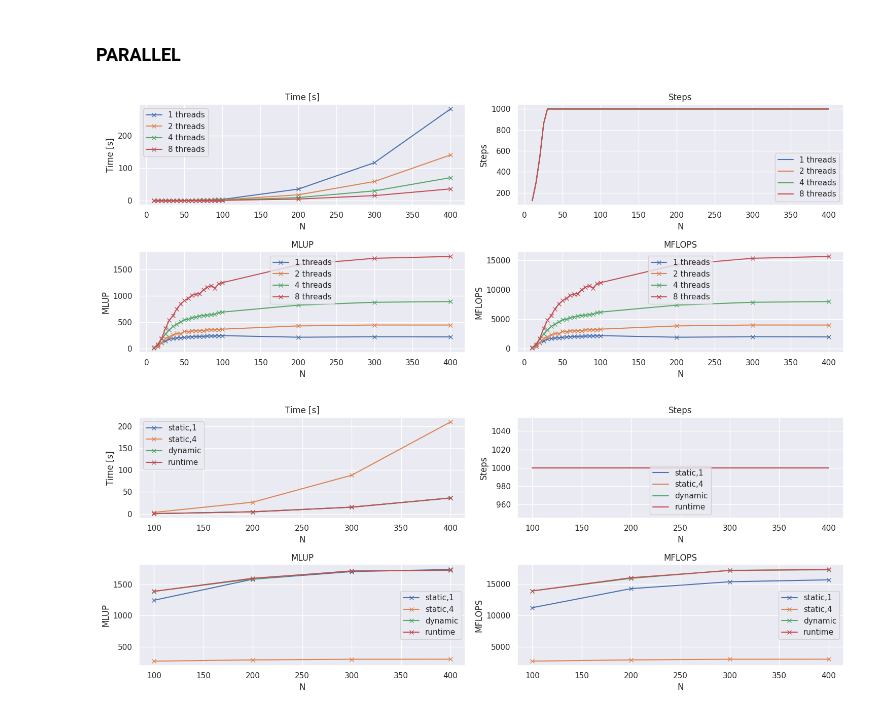
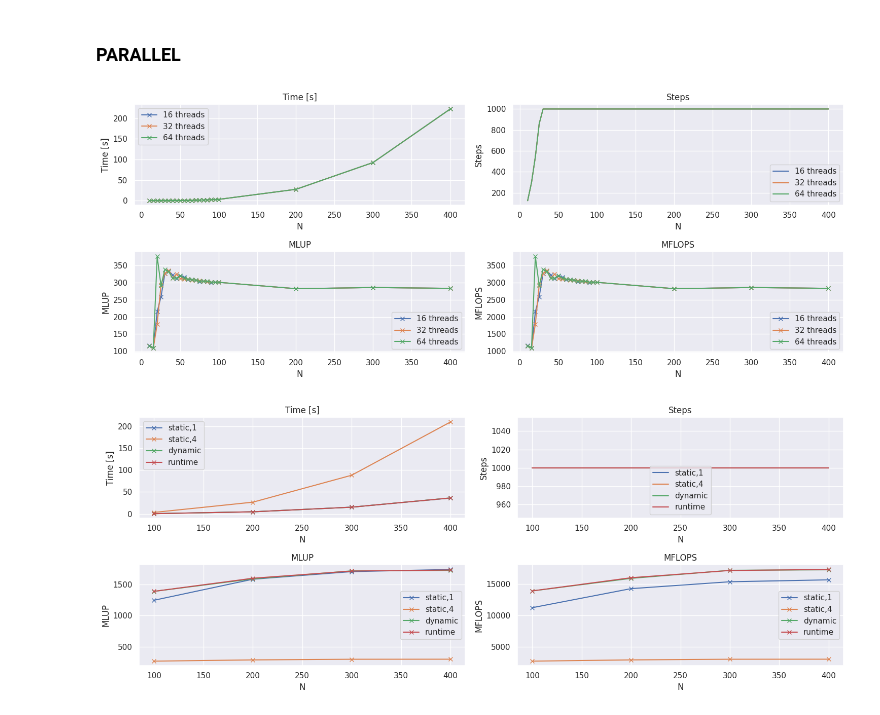
Before and after one commit to ionymikler/HIghPerformanceProgramming_Projects, a Jupyter notebook: project_2/Poisson3D/plot_results.ipynb, the cells around one changed output. Saved outputs shown, nothing was run; the diff lists cells and outputs as text; code cells hidden in the pictures.

```diff
--- a/project_2/Poisson3D/plot_results.ipynb
+++ b/project_2/Poisson3D/plot_results.ipynb
@@ -9,11 +9,11 @@ seaborn.set_theme()
 # COLUMNS:
     # N, time, steps, MLUP, MFLOPS, memory
 
-x_gs = np.loadtxt('./results_gs.txt')
-x_j  = np.loadtxt('./results_j.txt')
+x_gs = np.loadtxt('./results/results_poisson_gs_ext.txt', delimiter=',')
+# x_j  = np.loadtxt('./results/results_j.txt')
 
 # update flops
-x_j[:,4] = x_j[:,4]/x_j[:,1]
+# x_j[:,4] = x_j[:,4]/x_j[:,1]
 x_gs[:,4] = x_gs[:,4]/x_gs[:,1]
 
 # Init figure
@@ -25,9 +25,9 @@ titles = ["Running time", "Convergence",'MLUP', "MFLOPS"]
 for i in range(n):
     ax[i].set_title(titles[i])
     ax[i].plot(x_gs[:,0], x_gs[:,i+1], label = 'Gauss Seidel')
-    ax[i].plot(x_j[:,0], x_j[:,i+1], label = 'Jacobian')
+    # ax[i].plot(x_j[:,0], x_j[:,i+1], label = 'Jacobian')
     ax[i].set_xlabel('N')
     ax[i].set_ylabel(ylabel[i])
     ax[i].legend()
 plt.tight_layout()
-plt.savefig('Sequential')
+# plt.savefig('Sequential')
@@ -37,7 +39,7 @@ plt.savefig('Sequential')
 # COLUMNS:
     # N, time, steps, MLUP, MFLOPS, memory
 filename=""
-x_gs = np.loadtxt('results_poisson_gs_paral.txt', delimiter =',')
+x_gs = np.loadtxt('./results/results_poisson_gs_ext.txt', delimiter =',')
 
 
 # Init figure
@@ -47,41 +49,41 @@ fig, ax = plt.subplots(2,2, figsize=(15,6), dpi=100)
 ylabel = ['Time [s]', 'Steps','MLUP', 'MFLOPS']
 titles = ["Running time", "Convergence",'MLUP', "MFLOPS"]
 locations = [(0,0),(0,1),(1,0),(1,1)]
-for thread in [1,2,4,8]:
+for thread in [16, 32, 64]:
     data_gs = np.array([i for i in x_gs if i[-1]==thread])
     # print(data_gs.shape)
     # Time
     i = 0
     ax[0,0].set_title(ylabel[i])
     ax[0,0].plot(data_gs[:,0], data_gs[:,i+1], "-x",label = str(thread) + ' threads')
     ax[0,0].set_xlabel('N')
     ax[0,0].set_ylabel(ylabel[i])
     ax[0,0].legend()
     # Iterations
     i = 1
     ax[0,1].set_title(ylabel[i])
     ax[0,1].plot(data_gs[:,0], data_gs[:,i+1], "-",label = str(thread) + ' threads')
     ax[0,1].set_xlabel('N')
     ax[0,1].set_ylabel(ylabel[i])
     ax[0,1].legend()
     # MLups
     i=2
     ax[1,0].set_title(ylabel[i])
     ax[1,0].plot(data_gs[:,0], data_gs[:,i+1],"-x", label = str(thread) + ' threads')
     ax[1,0].set_xlabel('N')
     ax[1,0].set_ylabel(ylabel[i])
     ax[1,0].legend()
     # MFlops
     i=3
     ax[1,1].set_title(ylabel[i])
     ax[1,1].plot(data_gs[:,0], data_gs[:,i+1],"-x", label = str(thread) + ' threads')
     ax[1,1].set_xlabel('N')
     ax[1,1].set_ylabel(ylabel[i])
     ax[1,1].legend()
 
 plt.tight_layout()
 # %% [output]
-[figure, old version]
+[figure, new version]
 # %%
 # COLUMNS:
     # N, time, steps, MLUP, MFLOPS, memory
```
Also changed, not shown: parts of 1 cell of this notebook, 2 other files.
